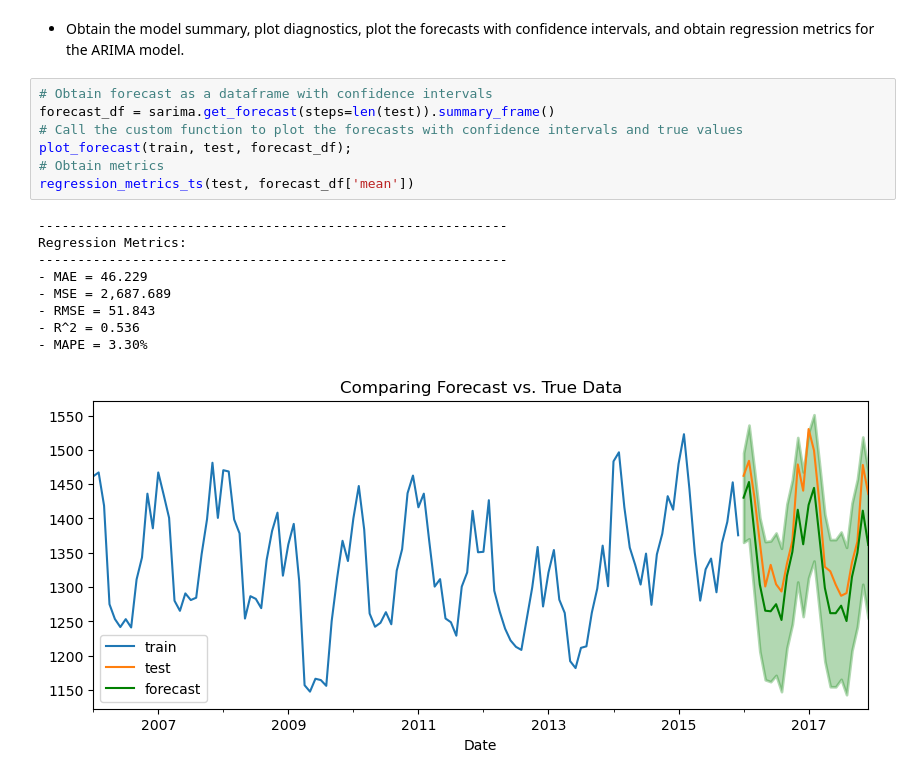
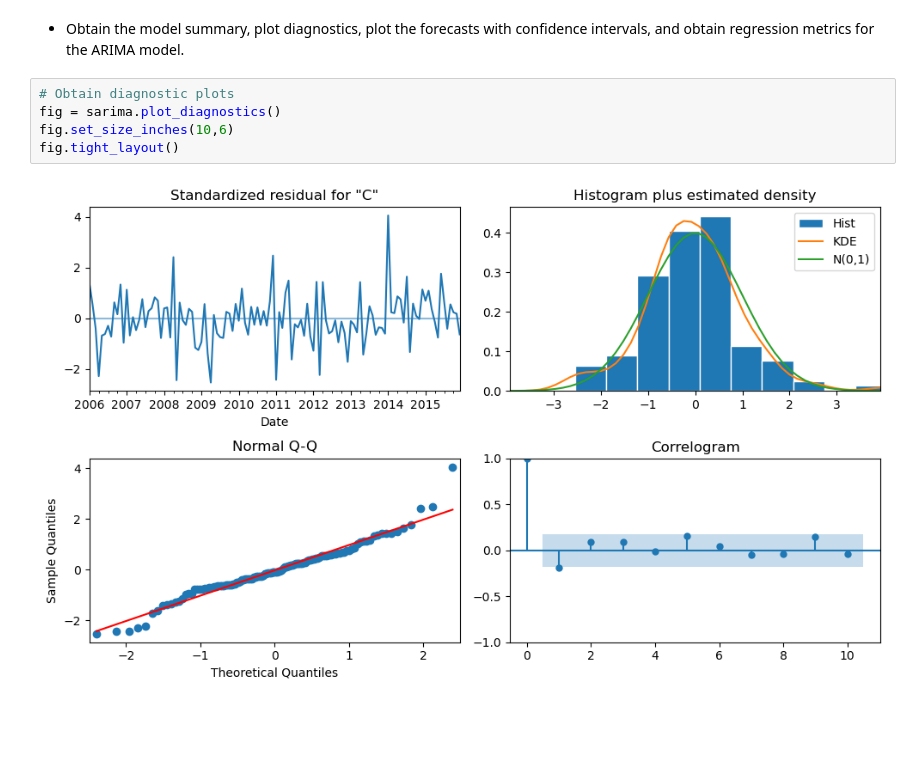
Before and after one commit to VALDE021/Practice-SARIMA-Models-ENV, a Jupyter notebook: SARIMA Models Practice.ipynb, the cells around one changed output. Saved outputs shown, nothing was run; the diff lists cells and outputs as text; blank space fills up the shorter version.

```diff
--- a/SARIMA Models Practice.ipynb
+++ b/SARIMA Models Practice.ipynb
@@ -363,19 +349,9 @@ Warnings:
 # %% [markdown]
 * Obtain the model summary, plot diagnostics, plot the forecasts with confidence intervals, and obtain regression metrics for the ARIMA model.
-# %%
-# Obtain forecast as a dataframe with confidence intervals
-forecast_df = sarima.get_forecast(steps=len(test)).summary_frame()
-# Call the custom function to plot the forecasts with confidence intervals and true values
-plot_forecast(train, test, forecast_df);
-# Obtain metrics
-regression_metrics_ts(test, forecast_df['mean'])
-# %% [output]
-------------------------------------------------------------
-Regression Metrics:
-------------------------------------------------------------
-- MAE = 46.229
-- MSE = 2,687.689
-- RMSE = 51.843
-- R^2 = 0.536
-- MAPE = 3.30%
-[figure, removed]
+# %%
+# Obtain diagnostic plots
+fig = sarima.plot_diagnostics()
+fig.set_size_inches(10,6)
+fig.tight_layout()
+# %% [output]
+[figure, added]
```
Also changed, not shown: parts of 35 cells of this notebook.
